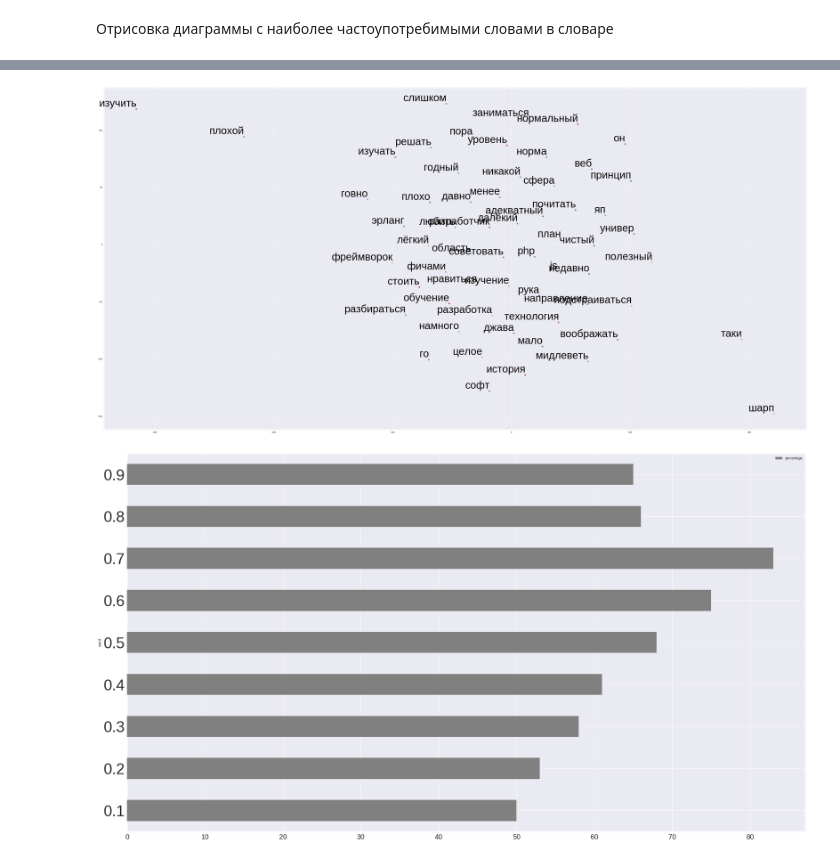
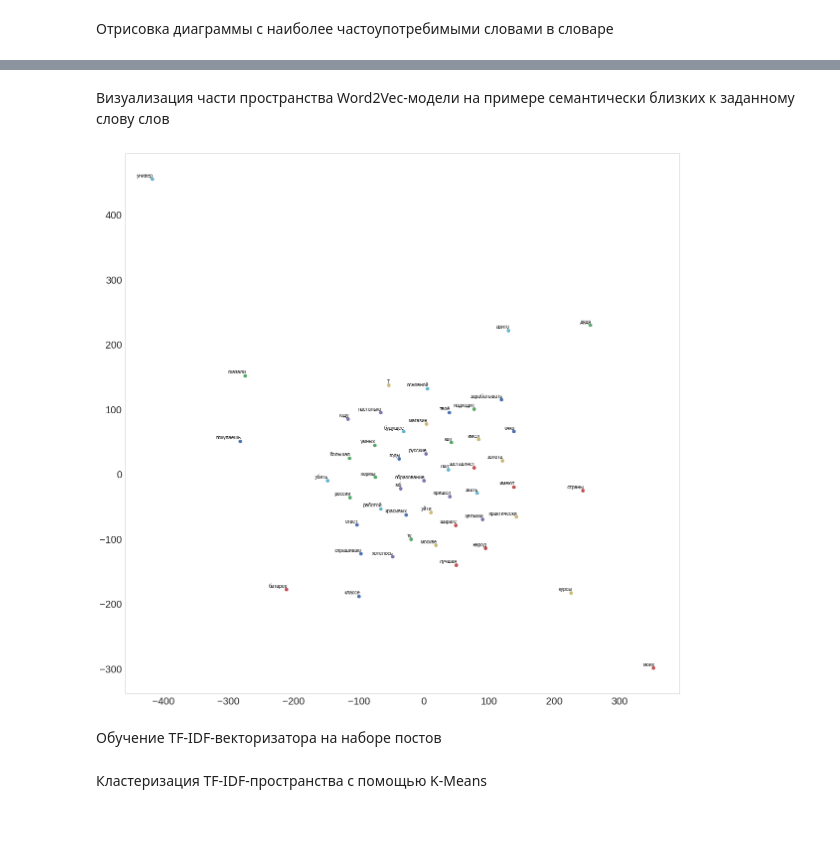
Before and after one commit to bakarov/2ch2vec, a Jupyter notebook: benchmarks_tests_stuff/analysis_of_2ch_data.ipynb, the cells around one changed output, grey strips where cells are left out. Drawn from its saved outputs; the diff is of its cells as text; code cells hidden in the pictures; blank space fills up the shorter version.

```diff
--- a/benchmarks_tests_stuff/analysis_of_2ch_data.ipynb
+++ b/benchmarks_tests_stuff/analysis_of_2ch_data.ipynb
@@ -94,10 +109,11 @@ texts = [str(text).lower() for text in texts]
 # %%
+NOT_IN_DICT = '<FakeDictionary>'
 words_dict = {}
 
-for text in texts:
+for text in posts:
     for word in tokenize(text):
         normal_word = morph.parse(word)[0].normal_form
-        if len(word) > 2 and not check_dirty(word) and str(morph.parse(word)[0].methods_stack[0][0]) == '<FakeDictionary>':
+        if len(word) > 2 and not check_dirty(word) and str(morph.parse(word)[0].methods_stack[0][0]) == NOT_IN_DICT:
             if normal_word not in words_dict:
                 words_dict[normal_word] = 0
             else:
@@ -115,5 +126,5 @@ df.columns = ['word', 'frequency']
 df = df.sort_values(by=['frequency', 'word'], ascending=False).reset_index()
 percentage = []
 for i in df.frequency:
-    percentage.append(round(i/words_amount*100,4))
+    percentage.append(round(i/sum(posts_lengths)*100,4))
 df['percentage'] = Series(percentage, index=df.index)
@@ -124,12 +152,13 @@ df.to_csv('mnsk_test.csv')
 # %% [markdown]
 Отрисовка диаграммы с наиболее частоупотребимыми словами в словаре
 # %%
+AMOUNT_OF_SHOWN_WORDS = 10
+
 %matplotlib inline
 
-rcParams['figure.figsize'] = 35, 20
-params = {'xtick.labelsize': 20, 'ytick.labelsize': 44}
-matplotlib.rcParams.update(params)
-clrs = ['grey']
-df[:10].plot.barh(x='word', y='percentage', color=clrs)
-savefig('plot.png', bbox_inches='tight')
+rcParams['figure.figsize'] = 10, 5
+params = {'xtick.labelsize': 20, 'ytick.labelsize': 20}
+plt.rcParams.update(params)
+seaborn.set_style('whitegrid')
+df[:AMOUNT_OF_SHOWN_WORDS].plot.barh(x='word', y='percentage', color=cm.rainbow(np.linspace(0, 1, AMOUNT_OF_SHOWN_WORDS)))
 # %% [output]
@@ -139,34 +169,39 @@ model = models.Word2Vec.load('2ch_model')
+# %%
+word2vec_model = Word2Vec([word_tokenize(post.lower()) for post in posts], min_count=3, size=100, window=5,  workers=4)
+# %% [markdown]
+Визуализация части пространства Word2Vec-модели на примере семантически близких к заданному слову слов
 # %%
-rcParams['figure.figsize'] = 60, 30
-params = {'xtick.labelsize': 10, 'ytick.labelsize': 10}
-matplotlib.rcParams.update(params)
+WORD = 'корзина'
+TOPN=50
+
 labels = []
 tokens = []
 
-for word in model.most_similar('программирование', topn=60):
-    tokens.append(model[word[0]])
+for word in word2vec_model.most_similar(WORD, topn=TOPN):
+    tokens.append(word2vec_model[word[0]])
     labels.append(word[0])
 
 tsne_model = TSNE(perplexity=40, n_components=2, init='pca', n_iter=2500, random_state=23)
 new_values = tsne_model.fit_transform(tokens)
 
 x = []
 y = []
 for value in new_values:
     x.append(value[0])
     y.append(value[1])
 
-#plt.figure(figsize=(16, 16))
+plt.figure(figsize=(20, 20))
+seaborn.set_style('whitegrid')
+plt.grid(False)
 for i in range(len(x)):
     plt.scatter(x[i],y[i])
     plt.annotate(labels[i],
-                fontsize=50,
+                fontsize=10,
                 color='black',
                 xy=(x[i], y[i]),
                 xytext=(2, 2),
                 textcoords='offset points',
                 ha='right',
                 va='bottom')
-savefig('tsne_plot.png', bbox_inches='tight')
 # %% [output]
-[figure, old version]
+[figure, new version]
@@ -177,11 +208,2 @@ df['percentage'] = [50, 53, 58, 61, 68, 75, 83, 66, 65]
-# %%
-%matplotlib inline
-
-rcParams['figure.figsize'] = 35, 20
-params = {'xtick.labelsize': 20, 'ytick.labelsize': 44}
-matplotlib.rcParams.update(params)
-clrs = ['grey']
-df[:10].plot.barh(x='word', y='percentage', color=clrs)
-savefig('plot.png', bbox_inches='tight')
-# %% [output]
-[figure, removed]
+# %% [markdown]
+Обучение TF-IDF-векторизатора на наборе постов
@@ -187,0 +214,2 @@ savefig('plot.png', bbox_inches='tight')
+# %% [markdown]
+Кластеризация TF-IDF-пространства с помощью K-Means
```
Also changed, not shown: parts of 35 cells of this notebook.
